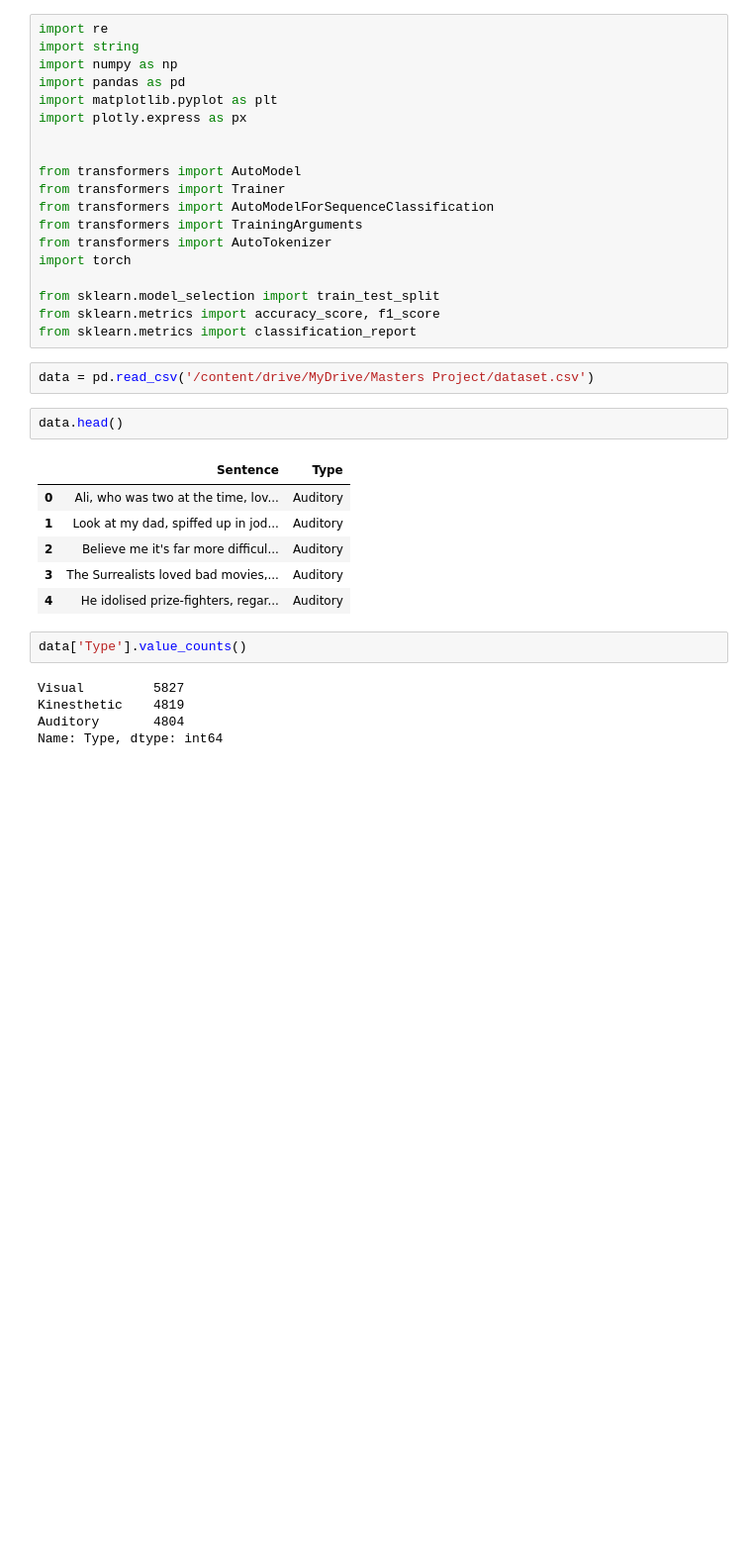
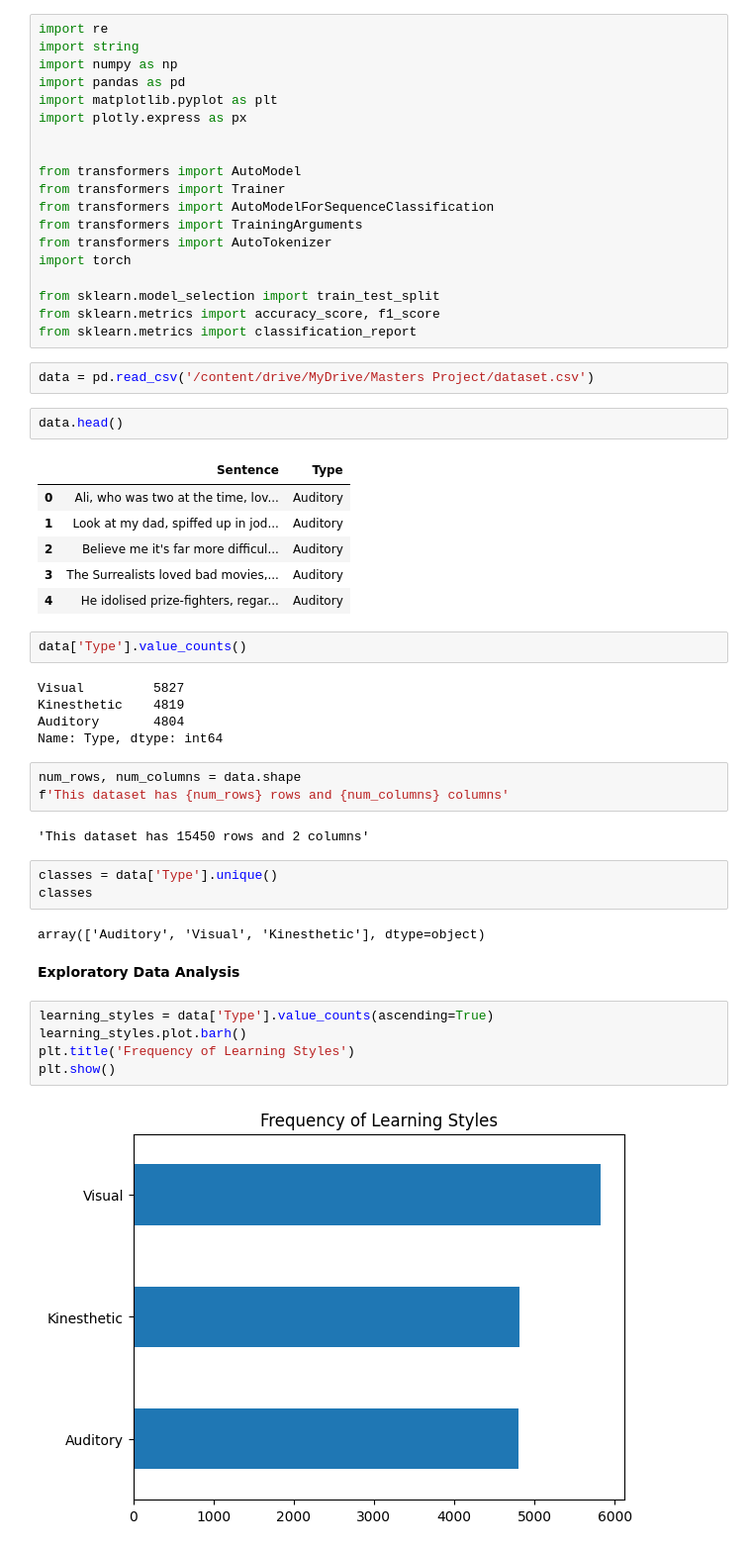
Before and after one commit to dekings44/students_companion_bot, a Jupyter notebook: main.ipynb, the cells around one changed output. Shown at 99% size. Cells and saved outputs as stored; diff of their text form; blank space fills up the shorter version.

```diff
--- a/main.ipynb
+++ b/main.ipynb
@@ -68,3 +68,22 @@ Visual         5827
 Kinesthetic    4819
 Auditory       4804
 Name: Type, dtype: int64
+# %%
+num_rows, num_columns = data.shape
+f'This dataset has {num_rows} rows and {num_columns} columns'
+# %% [output]
+'This dataset has 15450 rows and 2 columns'
+# %%
+classes = data['Type'].unique()
+classes
+# %% [output]
+array(['Auditory', 'Visual', 'Kinesthetic'], dtype=object)
+# %% [markdown]
+**Exploratory Data Analysis**
+# %%
+learning_styles = data['Type'].value_counts(ascending=True)
+learning_styles.plot.barh()
+plt.title('Frequency of Learning Styles')
+plt.show()
+# %% [output]
+[figure, added]
```
